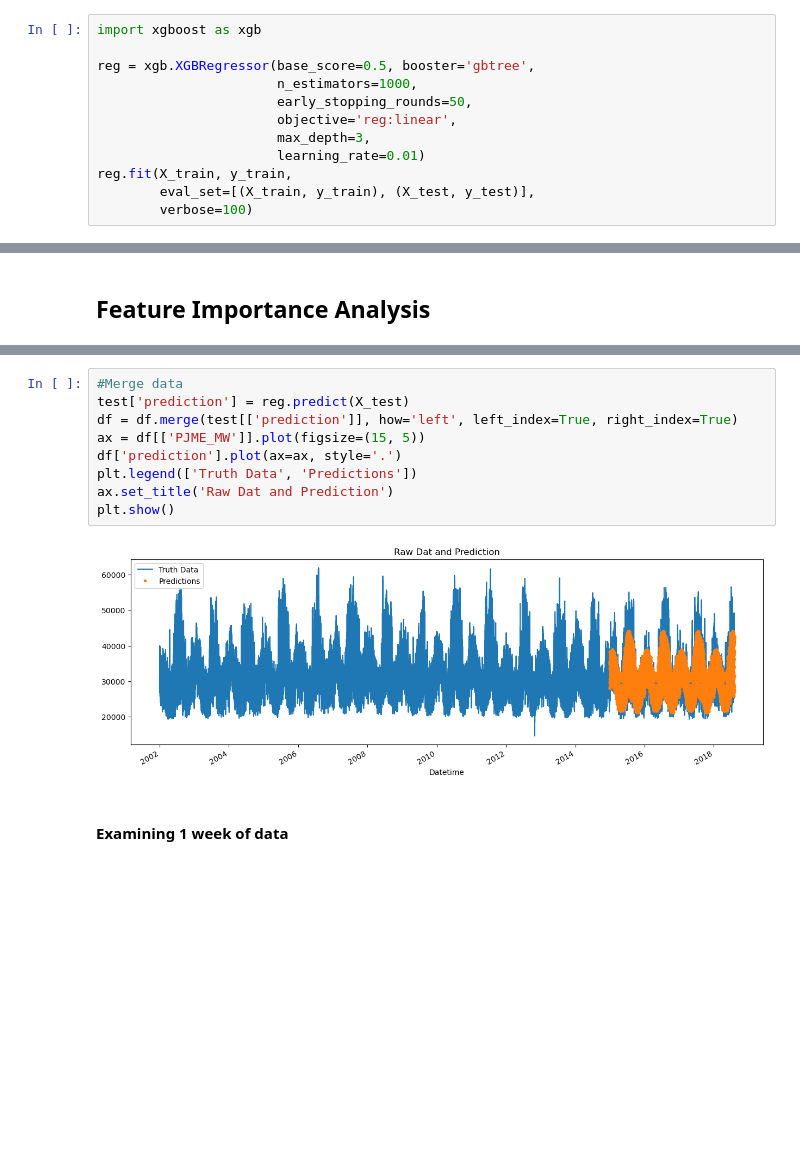
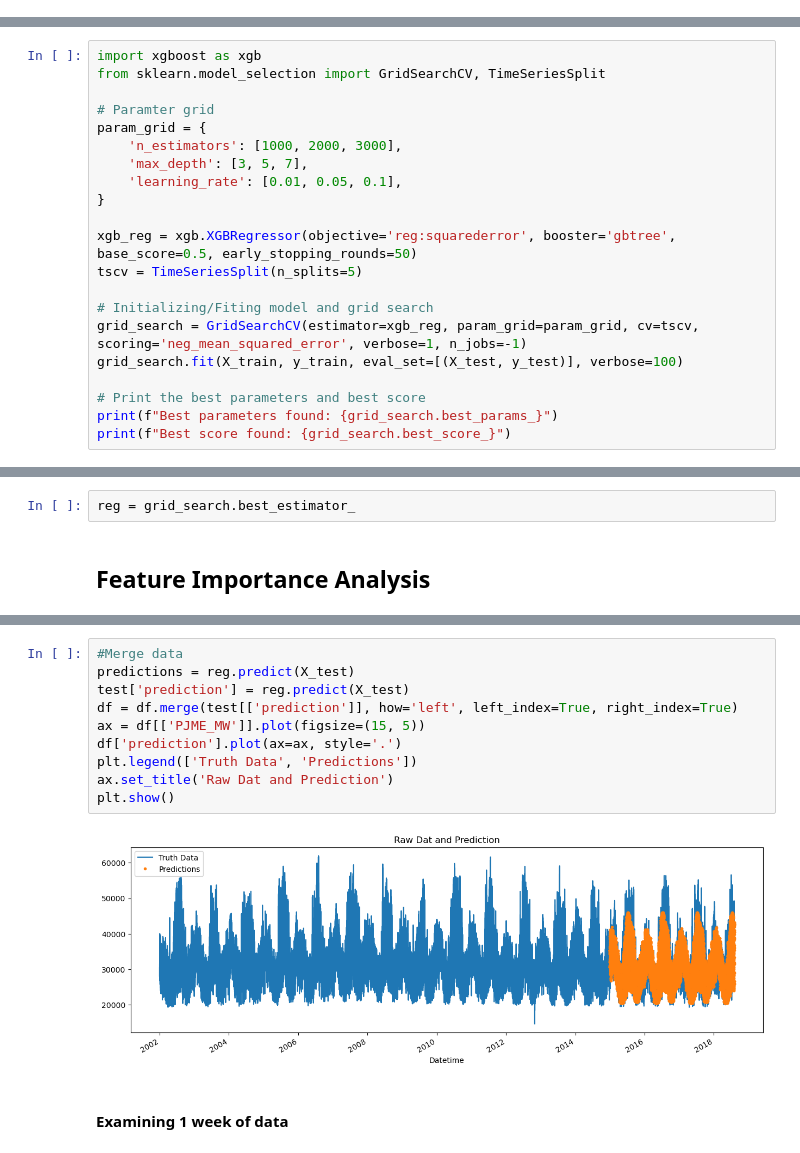
Before and after one commit to agishan/EnergyConsumption, a Jupyter notebook: EnergyConsumption.ipynb, the cells around one changed output, grey strips where cells are left out. Saved outputs shown, nothing was run; the diff lists cells and outputs as text; blank space fills up the shorter version.

```diff
--- a/EnergyConsumption.ipynb
+++ b/EnergyConsumption.ipynb
@@ -104,15 +104,3 @@ y_train = train[TARGET]
 
 X_test = test[FEATURES]
 y_test = test[TARGET]
-# %%
-import xgboost as xgb
-
-reg = xgb.XGBRegressor(base_score=0.5, booster='gbtree',
-                       n_estimators=1000,
-                       early_stopping_rounds=50,
-                       objective='reg:linear',
-                       max_depth=3,
-                       learning_rate=0.01)
-reg.fit(X_train, y_train,
-        eval_set=[(X_train, y_train), (X_test, y_test)],
-        verbose=100)
@@ -141,0 +107,21 @@ XGBRegressor(base_score=0.5, booster='gbtree', callbacks=None,
+# %%
+import xgboost as xgb
+from sklearn.model_selection import GridSearchCV, TimeSeriesSplit
+
+# Paramter grid
+param_grid = {
+    'n_estimators': [1000, 2000, 3000],
+    'max_depth': [3, 5, 7],
+    'learning_rate': [0.01, 0.05, 0.1],
+}
+
+xgb_reg = xgb.XGBRegressor(objective='reg:squarederror', booster='gbtree', base_score=0.5, early_stopping_rounds=50)
+tscv = TimeSeriesSplit(n_splits=5)
+
+# Initializing/Fiting model and grid search
+grid_search = GridSearchCV(estimator=xgb_reg, param_grid=param_grid, cv=tscv, scoring='neg_mean_squared_error', verbose=1, n_jobs=-1)
+grid_search.fit(X_train, y_train, eval_set=[(X_test, y_test)], verbose=100)
+
+# Print the best parameters and best score
+print(f"Best parameters found: {grid_search.best_params_}")
+print(f"Best score found: {grid_search.best_score_}")
@@ -142,3 +135,5 @@ XGBRegressor(base_score=0.5, booster='gbtree', callbacks=None,
+# %%
+reg = grid_search.best_estimator_
 # %% [markdown]
 ## Feature Importance Analysis
 # %%
@@ -152,14 +147,15 @@ plt.show()
 # %%
 #Merge data
+predictions = reg.predict(X_test)
 test['prediction'] = reg.predict(X_test)
 df = df.merge(test[['prediction']], how='left', left_index=True, right_index=True)
 ax = df[['PJME_MW']].plot(figsize=(15, 5))
 df['prediction'].plot(ax=ax, style='.')
 plt.legend(['Truth Data', 'Predictions'])
 ax.set_title('Raw Dat and Prediction')
 plt.show()
 # %% [output]
-[figure, old version]
+[figure, new version]
 # %% [markdown]
 #### Examining 1 week of data
 # %%
```
Also changed, not shown: parts of 5 cells of this notebook.
